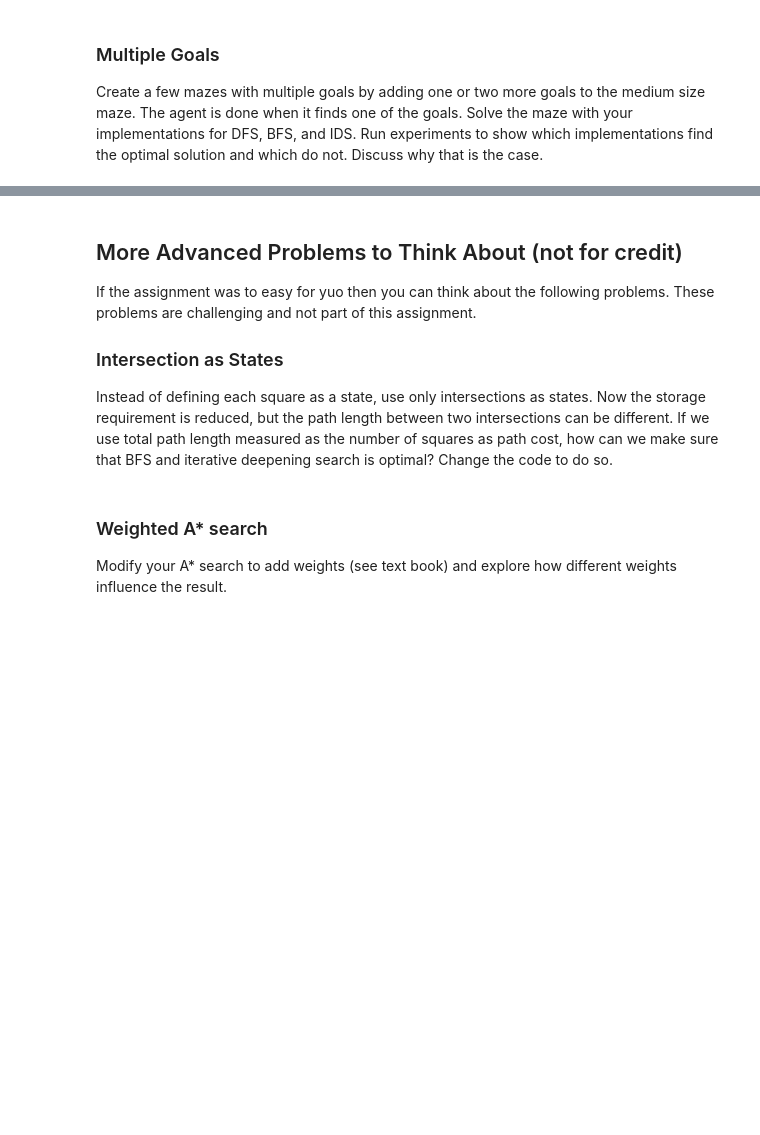
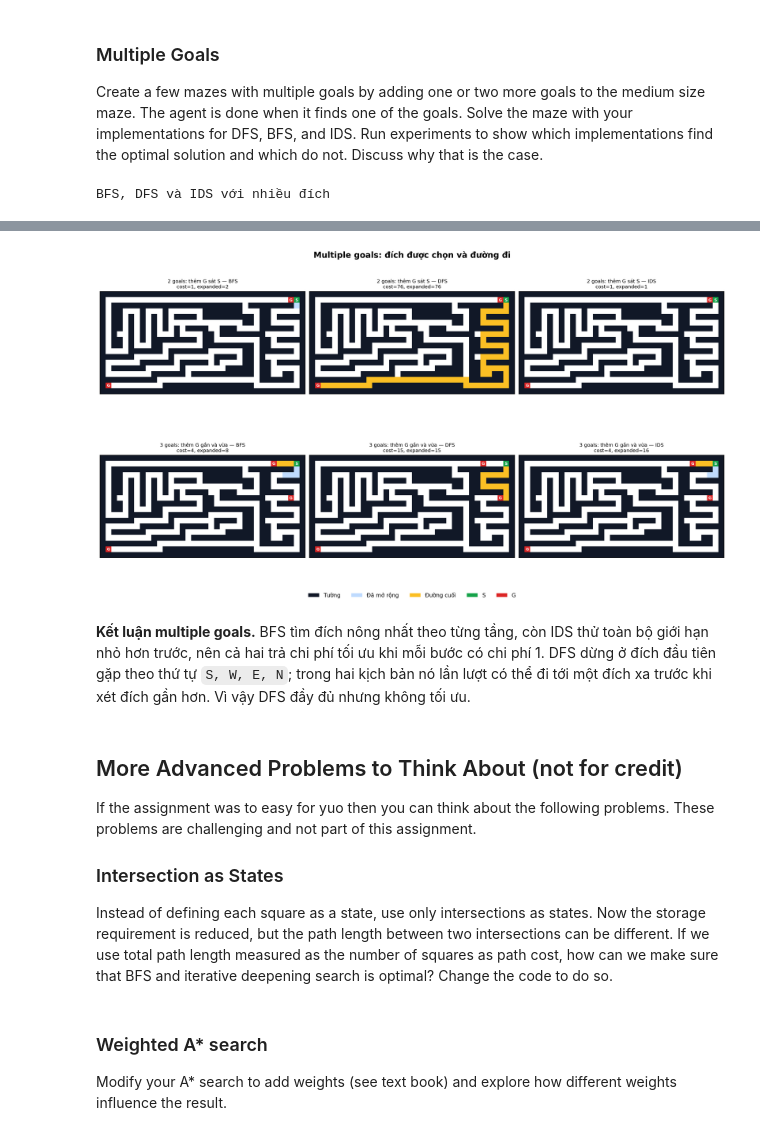
Before and after one commit to doduyquy/sgu-team-2026-advanced-ai-subject, a Jupyter notebook: weekly assignments/lab02 - Searching/Ex1_Maze.ipynb, the cells around one changed output, grey strips where cells are left out. Saved outputs shown, nothing was run; the diff lists cells and outputs as text; code cells hidden in the pictures; blank space fills up the shorter version.

```diff
--- a/weekly assignments/lab02 - Searching/Ex1_Maze.ipynb
+++ b/weekly assignments/lab02 - Searching/Ex1_Maze.ipynb
@@ -408,0 +1001,61 @@ Solve the maze with your implementations for DFS, BFS, and IDS. Run experiments
+# %%
+medium_base = loaded_mazes['medium_maze.txt']
+multi_goal_specs = {
+    '2 goals: thêm G sát S': [(1, 33)],
+    '3 goals: thêm G gần và vừa': [(1, 30), (7, 33)],
+}
+multi_goal_mazes = {}
+multi_goal_results = {}
+multi_records = []
+
+for scenario, extra_goals in multi_goal_specs.items():
+    scenario_maze = medium_base.copy()
+    for position in extra_goals:
+        assert scenario_maze[position] == ' ', f'{position} không phải ô trống'
+        scenario_maze[position] = 'G'
+    multi_goal_mazes[scenario] = scenario_maze
+
+    start_state = next(iter(find_positions(scenario_maze, 'S')))
+    goals = find_positions(scenario_maze, 'G')
+    scenario_results = {
+        'BFS': breadth_first_search(scenario_maze, start_state, goals),
+        'DFS': depth_first_search(scenario_maze, start_state, goals),
+        'IDS': iterative_deepening_search(scenario_maze, start_state, goals),
+    }
+    optimal_cost = scenario_results['BFS']['path_cost']
+    multi_goal_results[scenario] = scenario_results
+
+    for algorithm_name, result in scenario_results.items():
+        validate_solution(scenario_maze, start_state, goals, result)
+        multi_records.append({
+            'scenario': scenario, 'algorithm': algorithm_name,
+            'goals': str(sorted(goals)), 'reached goal': str(result['path'][-1]),
+            'path cost': result['path_cost'], 'optimal cost': optimal_cost,
+            'optimal?': 'Có' if result['path_cost'] == optimal_cost else 'Không',
+            'nodes expanded': result['expanded'],
+        })
+
+    assert scenario_results['IDS']['path_cost'] == optimal_cost
+
+multi_goal_df = pd.DataFrame(multi_records)
+display(multi_goal_df.style.hide(axis='index')
+        .set_caption('BFS, DFS và IDS với nhiều đích'))
+
+fig, axes = plt.subplots(2, 3, figsize=(16, 9), constrained_layout=True)
+for row, (scenario, scenario_maze) in enumerate(multi_goal_mazes.items()):
+    for column, algorithm_name in enumerate(('BFS', 'DFS', 'IDS')):
+        result = multi_goal_results[scenario][algorithm_name]
+        draw_result(axes[row, column], scenario_maze, result,
+                    f'{scenario} — {algorithm_name}')
+fig.suptitle('Multiple goals: đích được chọn và đường đi', fontsize=15, fontweight='bold')
+fig.legend(handles=solution_legend, loc='outside lower center', ncol=5, frameon=False)
+plt.show()
+
+display(Markdown(
+    '**Kết luận multiple goals.** BFS tìm đích nông nhất theo từng tầng, còn IDS thử '
+    'toàn bộ giới hạn nhỏ hơn trước, nên cả hai trả chi phí tối ưu khi mỗi bước có chi phí 1. '
+    'DFS dừng ở đích đầu tiên gặp theo thứ tự `S, W, E, N`; trong hai kịch bản nó lần lượt '
+    'có thể đi tới một đích xa trước khi xét đích gần hơn. Vì vậy DFS đầy đủ nhưng không tối ưu.'
+))
+# %% [output]
+BFS, DFS và IDS với nhiều đích
@@ -409,3 +1069,5 @@ Solve the maze with your implementations for DFS, BFS, and IDS. Run experiments
+[figure, added]
+**Kết luận multiple goals.** BFS tìm đích nông nhất theo từng tầng, còn IDS thử toàn bộ giới hạn nhỏ hơn trước, nên cả hai trả chi phí tối ưu khi mỗi bước có chi phí 1. DFS dừng ở đích đầu tiên gặp theo thứ tự `S, W, E, N`; trong hai kịch bản nó lần lượt có thể đi tới một đích xa trước khi xét đích gần hơn. Vì vậy DFS đầy đủ nhưng không tối ưu.
 # %% [markdown]
 ## More Advanced Problems to Think About (not for credit)
 
```
Also changed, not shown: parts of 35 cells of this notebook, 1 other file.
